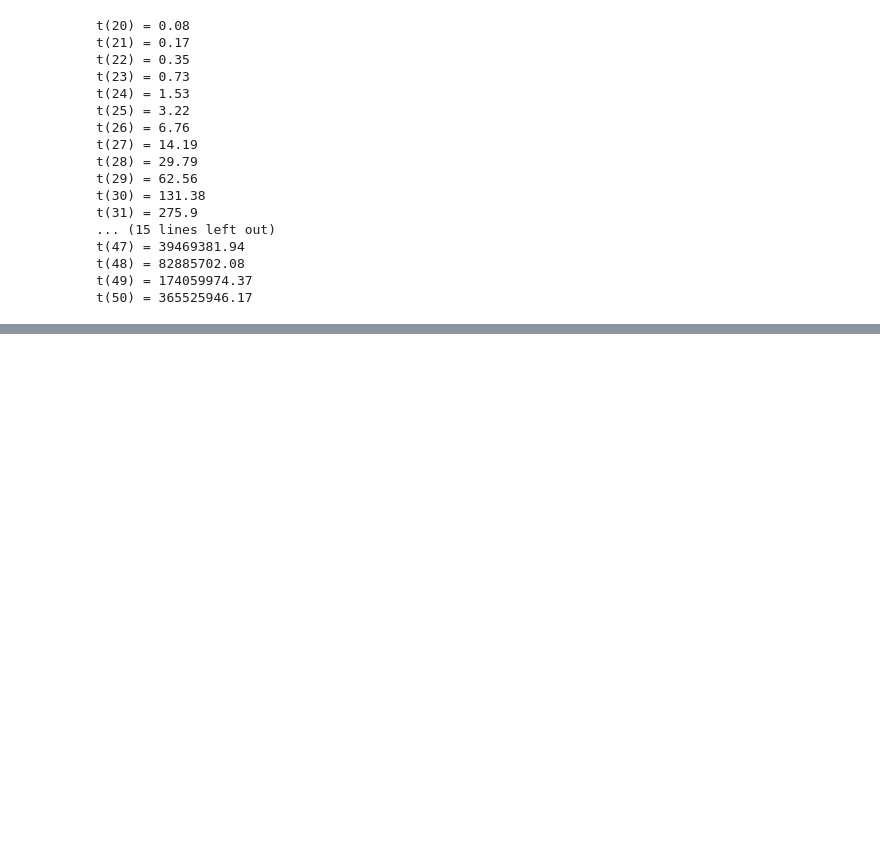
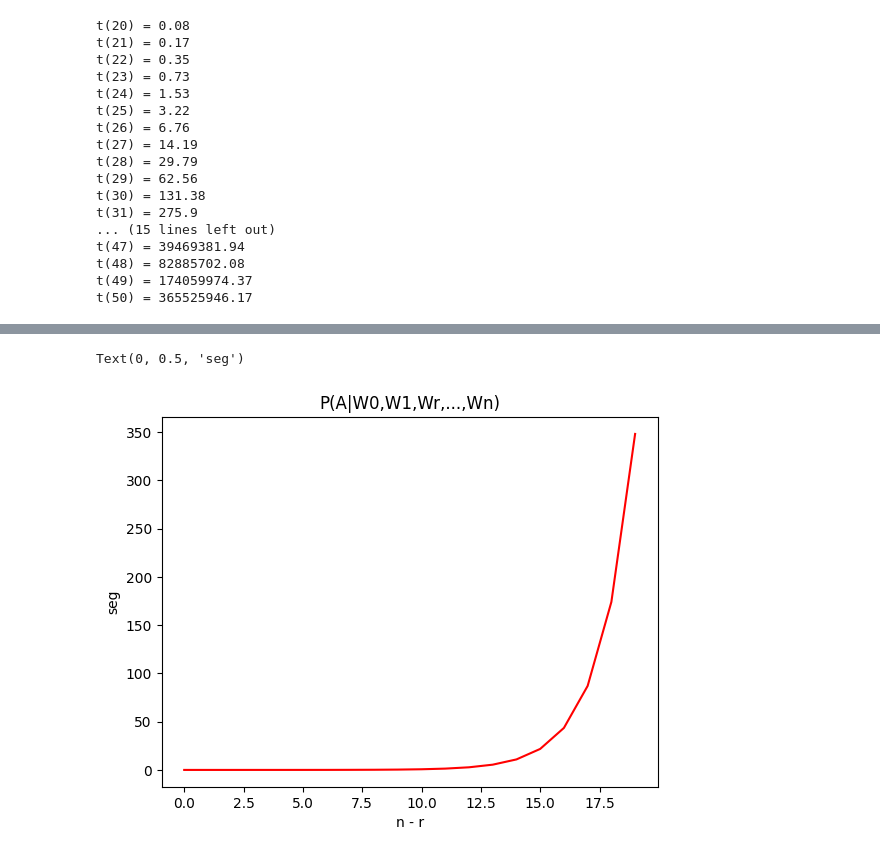
Before and after one commit to robertorys/Tesis, a Jupyter notebook: Test_mib_v2_3.ipynb, the cells around one changed output, grey strips where cells are left out. Saved outputs shown, nothing was run; the diff lists cells and outputs as text; code cells hidden in the pictures; blank space fills up the shorter version.

```diff
--- a/Test_mib_v2_3.ipynb
+++ b/Test_mib_v2_3.ipynb
@@ -1287,0 +1440,18 @@ t(50) = 365525946.17
+# %%
+time_rn = []
+x_rn = []
+for i in range(20):
+    t = 0.17 * (2 ** ((20 + i) - 20 - 8))
+    time_rn.append(round(t / 60, 2))
+    x_rn.append((20 + i) - 20)
+
+import matplotlib.pyplot as plt
+fig, ax = plt.subplots()
+
+ax.plot(x_rn, time_rn, color = 'r',label = "Como decisión")
+ax.set_title("P(A|W0,W1,Wr,...,Wn)")
+ax.set_xlabel("n - r")
+ax.set_ylabel("seg")
+# %% [output]
+Text(0, 0.5, 'seg')
+[figure, added]
```
Also changed, not shown: parts of 14 cells of this notebook, 1 other file.
